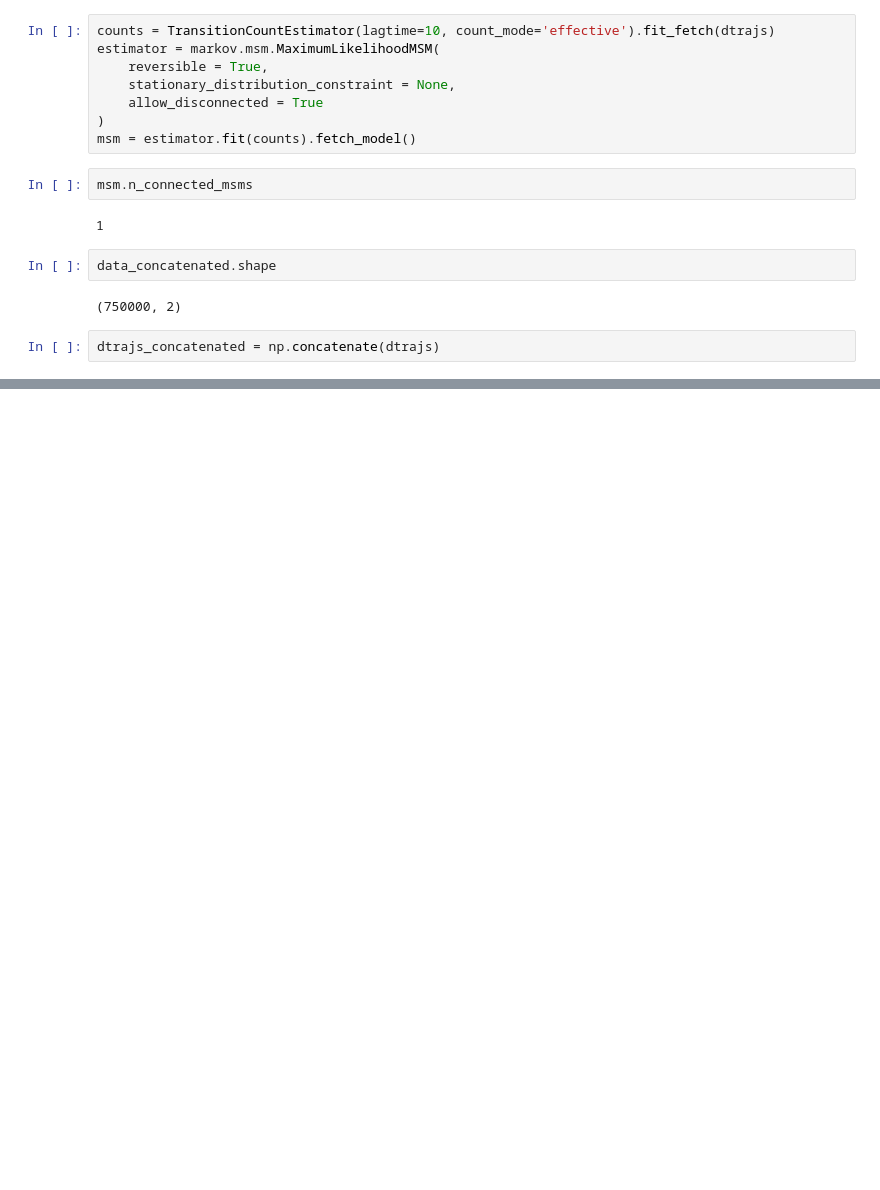
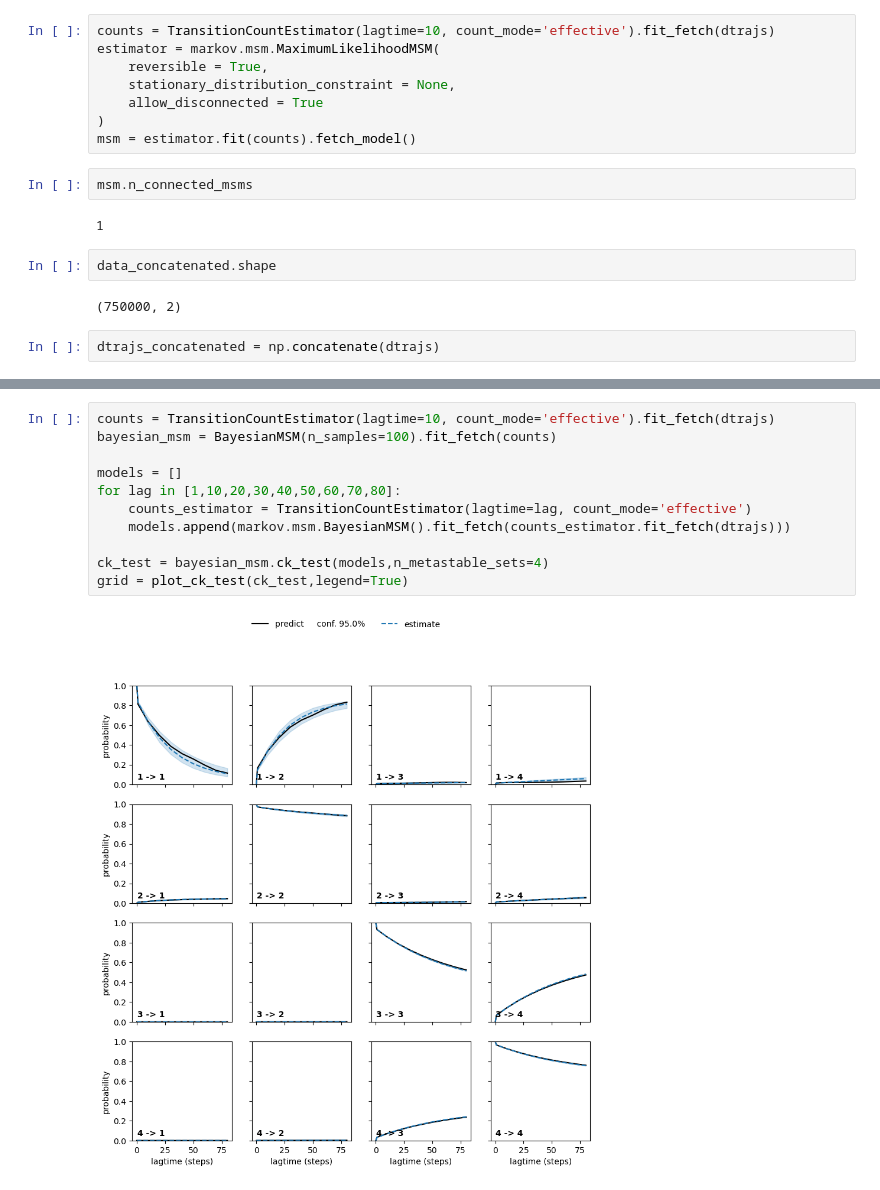
Before and after one commit to Mansbach-Lab/deeptimeMSMs, a Jupyter notebook: step3-msm-analysis.ipynb, the cells around one changed output, grey strips where cells are left out. Cells and saved outputs as stored; diff of their text form; blank space fills up the shorter version.

```diff
--- a/step3-msm-analysis.ipynb
+++ b/step3-msm-analysis.ipynb
@@ -494,0 +550,13 @@ fig.tight_layout()
+# %%
+counts = TransitionCountEstimator(lagtime=10, count_mode='effective').fit_fetch(dtrajs)
+bayesian_msm = BayesianMSM(n_samples=100).fit_fetch(counts)
+
+models = []
+for lag in [1,10,20,30,40,50,60,70,80]:
+    counts_estimator = TransitionCountEstimator(lagtime=lag, count_mode='effective')
+    models.append(markov.msm.BayesianMSM().fit_fetch(counts_estimator.fit_fetch(dtrajs)))
+
+ck_test = bayesian_msm.ck_test(models,n_metastable_sets=4)
+grid = plot_ck_test(ck_test,legend=True)
+# %% [output]
+[figure, added]
```
Also changed, not shown: parts of 9 cells of this notebook.
